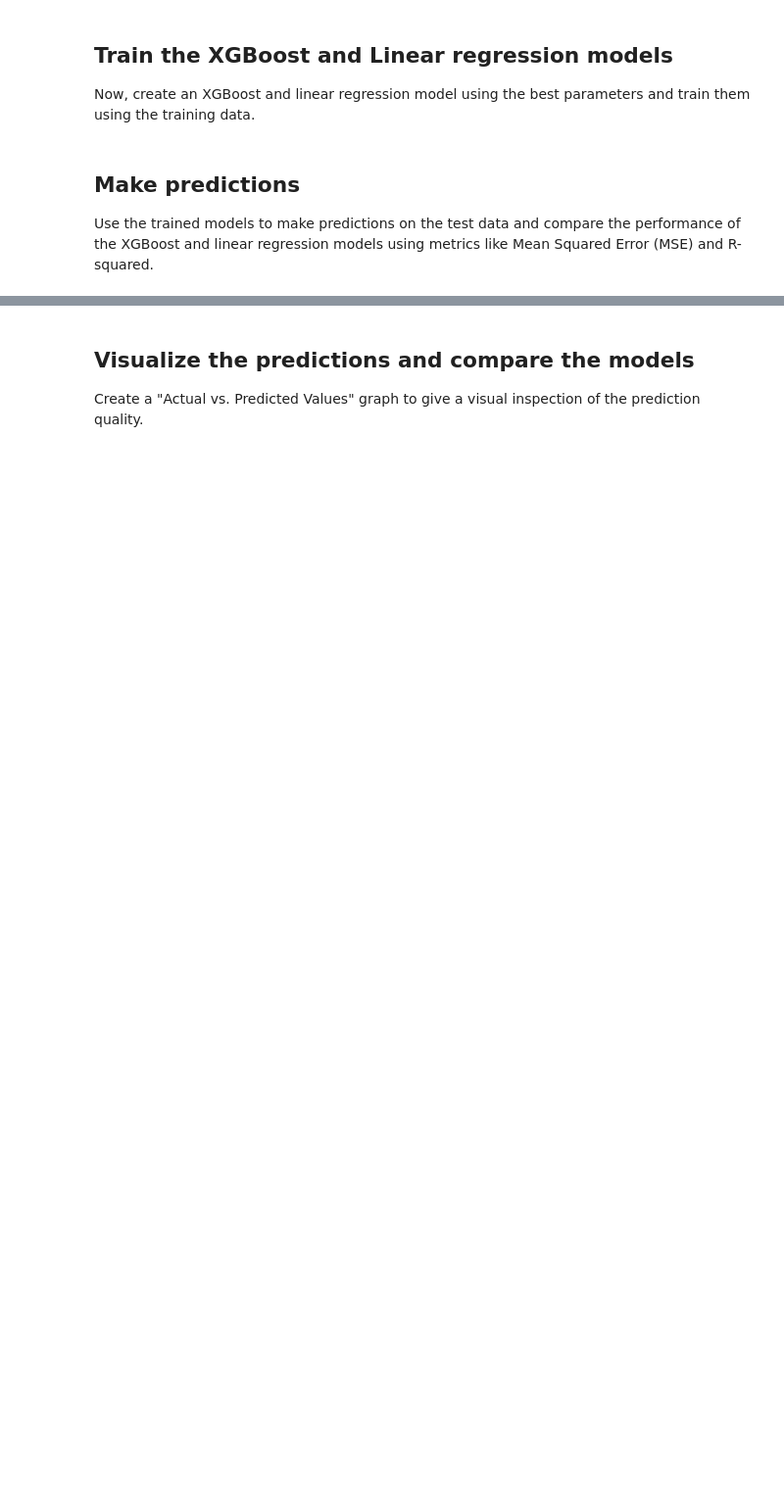
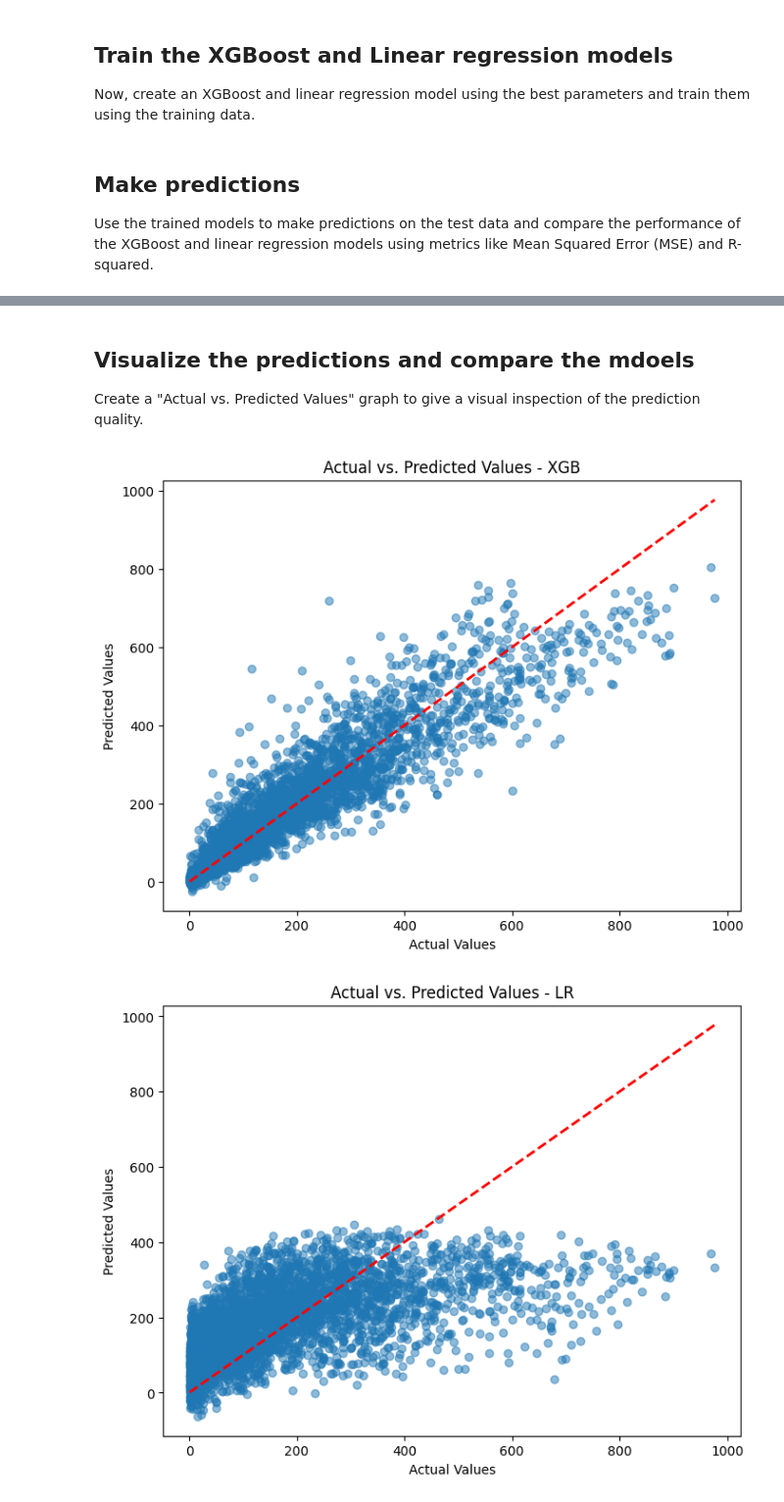
Before and after one commit to cparra-97/Applied-AI-in-Transportation, a Jupyter notebook: CAPG_Assignment_1.ipynb, the cells around one changed output, grey strips where cells are left out. Shown at 98% size. Cells and saved outputs as stored; diff of their text form; code cells hidden in the pictures; blank space fills up the shorter version.

```diff
--- a/CAPG_Assignment_1.ipynb
+++ b/CAPG_Assignment_1.ipynb
@@ -101,3 +242,20 @@ Now, create an XGBoost and linear regression model using the best parameters and
+# %%
+# Your code here
+
+# Create an SVR model with the best parameters from the grid search
+#best_svr = SVR(kernel=best_params['kernel'], C=best_params['C'], epsilon=best_params['epsilon'])
+
+# Perform cross-validation on the entire dataset
+#cv_scores = cross_val_score(best_svr, x , y, cv=5, verbose=2).mean()
+#print(cv_scores)
+
+#best_svr.fit(X_train, y_train)
+
+best_xgb = grid_xgb.best_estimator_
+best_lr = grid_lr.best_estimator_
+
+xgb_predictions = best_xgb.predict(X_test_scaled)
+lr_predictions = best_lr.predict(X_test_scaled)
 # %% [markdown]
 ## Make predictions
 Use the trained models to make predictions on the test data and compare the performance of the XGBoost and linear regression models using metrics like Mean Squared Error (MSE) and R-squared.
@@ -106,3 +303,3 @@ Use the trained models to make predictions on the test data and compare the perf
 # %% [markdown]
-## Visualize the predictions and compare the models
+## Visualize the predictions and compare the mdoels
 Create a "Actual vs. Predicted Values" graph to give a visual inspection of the prediction quality.
@@ -110,0 +306,45 @@ Create a "Actual vs. Predicted Values" graph to give a visual inspection of the
+# %%
+# Your Code here
+
+import matplotlib.pyplot as plt
+import seaborn as sns
+
+# y_test contains the actual target values for the test dataset
+# y_pred contains the predicted values for the test dataset
+
+# Create a scatter plot to visualize the relationship
+plt.figure(figsize=(8, 6))
+plt.scatter(y_test, y_pred_xgb, alpha=0.5)  # Plot actual vs. predicted values
+
+# Add labels and title
+plt.xlabel("Actual Values")
+plt.ylabel("Predicted Values")
+plt.title("Actual vs. Predicted Values - XGB")
+
+# Add a diagonal line for reference (perfect predictions)
+plt.plot([min(y_test), max(y_test)], [min(y_test), max(y_test)], linestyle='--', color='red', lw=2)
+
+# Show the plot
+plt.show()
+
+
+# y_test contains the actual target values for the test dataset
+# y_pred contains the predicted values for the test dataset
+
+# Create a scatter plot to visualize the relationship
+plt.figure(figsize=(8, 6))
+plt.scatter(y_test, y_pred_lr, alpha=0.5)  # Plot actual vs. predicted values
+
+# Add labels and title
+plt.xlabel("Actual Values")
+plt.ylabel("Predicted Values")
+plt.title("Actual vs. Predicted Values - LR")
+
+# Add a diagonal line for reference (perfect predictions)
+plt.plot([min(y_test), max(y_test)], [min(y_test), max(y_test)], linestyle='--', color='red', lw=2)
+
+# Show the plot
+plt.show()
+# %% [output]
+[figure, added]
+[figure, added]
```
Also changed, not shown: parts of 8 cells of this notebook.
